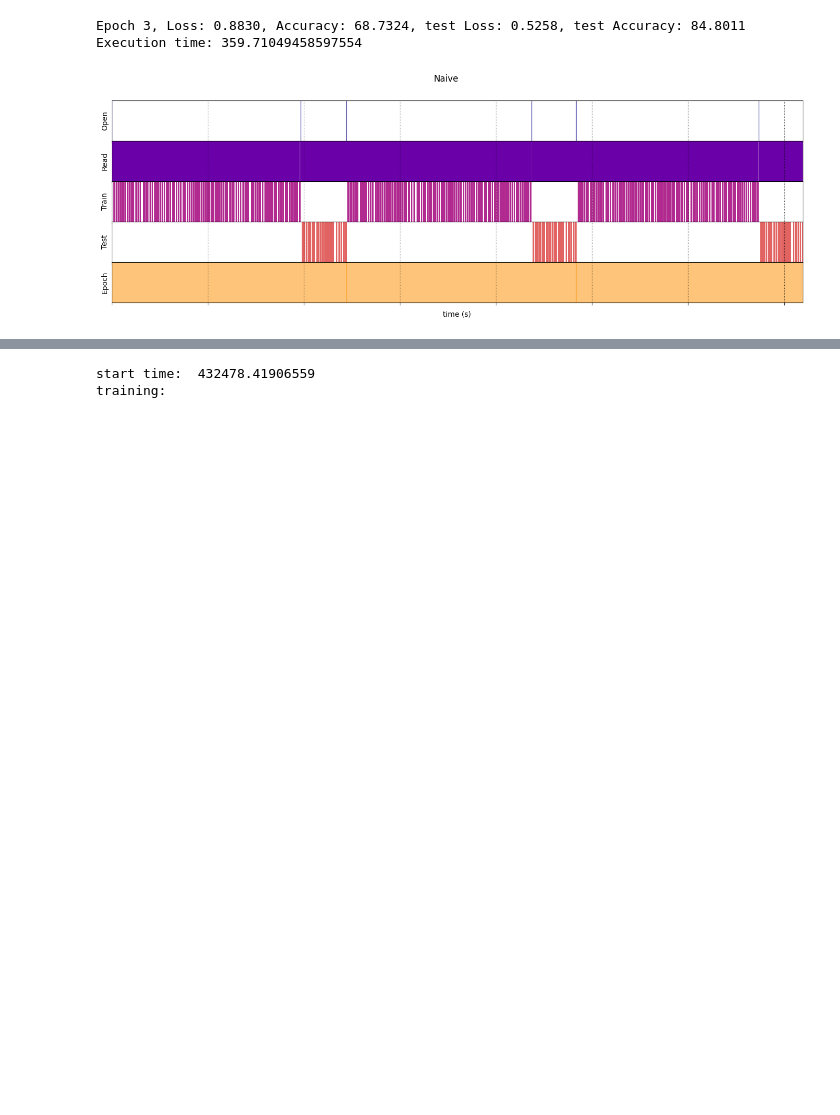
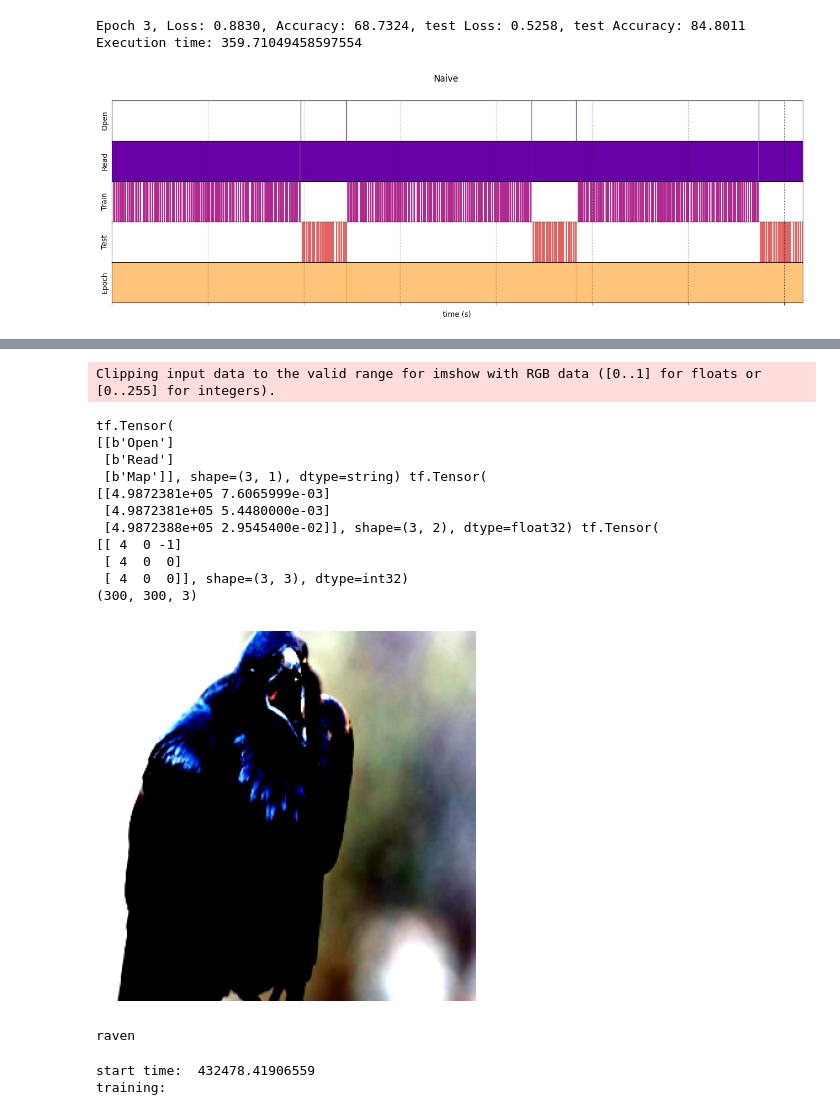
Before and after one commit to huang0520/1121_Deep_Learning, a Jupyter notebook: Lab11/Lab11_112501533.ipynb, the cells around one changed output, grey strips where cells are left out. Drawn from its saved outputs; the diff is of its cells as text; code cells hidden in the pictures; blank space fills up the shorter version.

```diff
--- a/Lab11/Lab11_112501533.ipynb
+++ b/Lab11/Lab11_112501533.ipynb
@@ -538,6 +575,23 @@ dataset_test_with_transformation = (
     .map(map_test_with_transformation)
     .batch(BATCH_SIZE, drop_remainder=True)
 )
+# %%
+check_image(dataset_train_with_transformation)
+# %% [output]
+Clipping input data to the valid range for imshow with RGB data ([0..1] for floats or [0..255] for integers).
+tf.Tensor(
+[[b'Open']
+ [b'Read']
+ [b'Map']], shape=(3, 1), dtype=string) tf.Tensor(
+[[4.9872381e+05 7.6065999e-03]
+ [4.9872381e+05 5.4480000e-03]
+ [4.9872388e+05 2.9545400e-02]], shape=(3, 2), dtype=float32) tf.Tensor(
+[[ 4  0 -1]
+ [ 4  0  0]
+ [ 4  0  0]], shape=(3, 3), dtype=int32)
+(300, 300, 3)
+[figure, added]
+raven
 # %%
 # load the same initialization of weights and re-train with optimized input pipeline
 wild_model.load_weights(os.path.join(CHECKPOINT_DIR, "wild_model.h5"))
```
Also changed, not shown: parts of 15 cells of this notebook.
